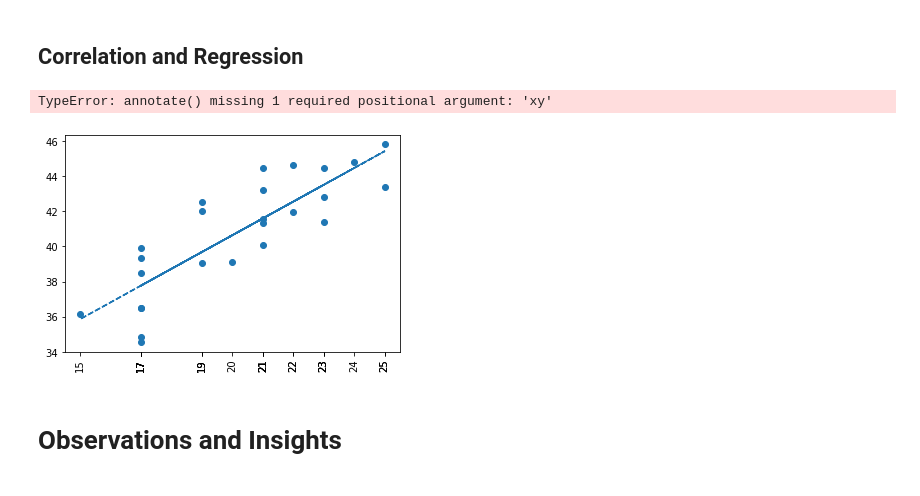
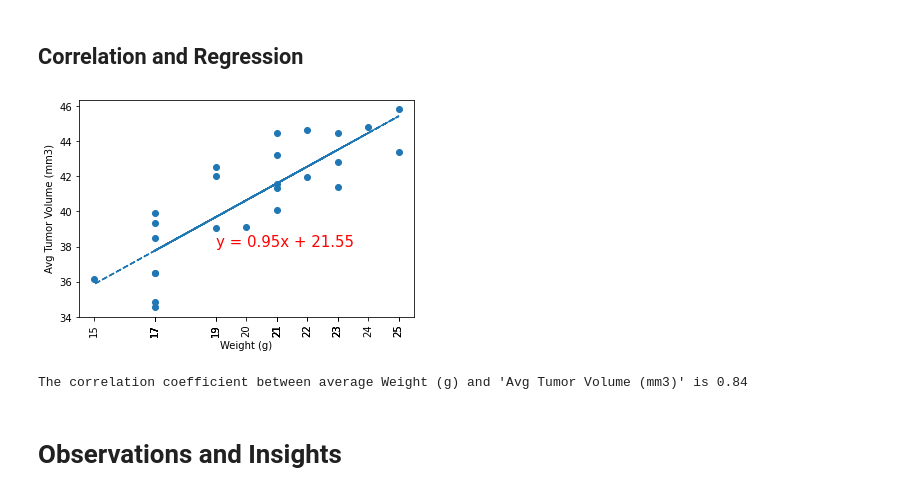
Before and after one commit to bregan78/Matplotlib, a Jupyter notebook: pymaceuticals.ipynb, the cells around one changed output. Cells and saved outputs as stored; diff of their text form; code cells hidden in the pictures.

```diff
--- a/pymaceuticals.ipynb
+++ b/pymaceuticals.ipynb
@@ -475,24 +408,24 @@ plt.show()
 # %%
 # Calculate the correlation coefficient and linear regression model
 # for mouse weight and average tumor volume for the Capomulin regimen
 
 
 
 aa_slope, aa_int, aa_r, aa_p, aa_std_err = st.linregress(
     w, avg_tv)
 aa_fit = aa_slope * w + aa_int
 plt.scatter(w,avg_tv)
 plt.plot(w,aa_fit,"--")
 plt.xticks(w, rotation=90)
 
 line_eq = "y = " + str(round(aa_slope,2)) + "x + " + str(round(aa_int,2))
-plt.annotate(line_eq,(23,38),fontsize=15,color="red")
+plt.annotate(line_eq,(19,38), fontsize=15,color="red") #prints on grpah the line regression model
 plt.xlabel('Weight (g)')
 plt.ylabel('Avg Tumor Volume (mm3)')
 plt.show()
 print(f"The correlation coefficient between average Weight (g) and 'Avg Tumor Volume (mm3)' is {round(st.pearsonr(w,avg_tv)[0],2)}")
 # %% [output]
+[figure, new version]
-TypeError: annotate() missing 1 required positional argument: 'xy'
+The correlation coefficient between average Weight (g) and 'Avg Tumor Volume (mm3)' is 0.84
-[figure, old version]
 # %% [markdown]
 # Observations and Insights
```
Also changed, not shown: parts of 5 cells of this notebook.
